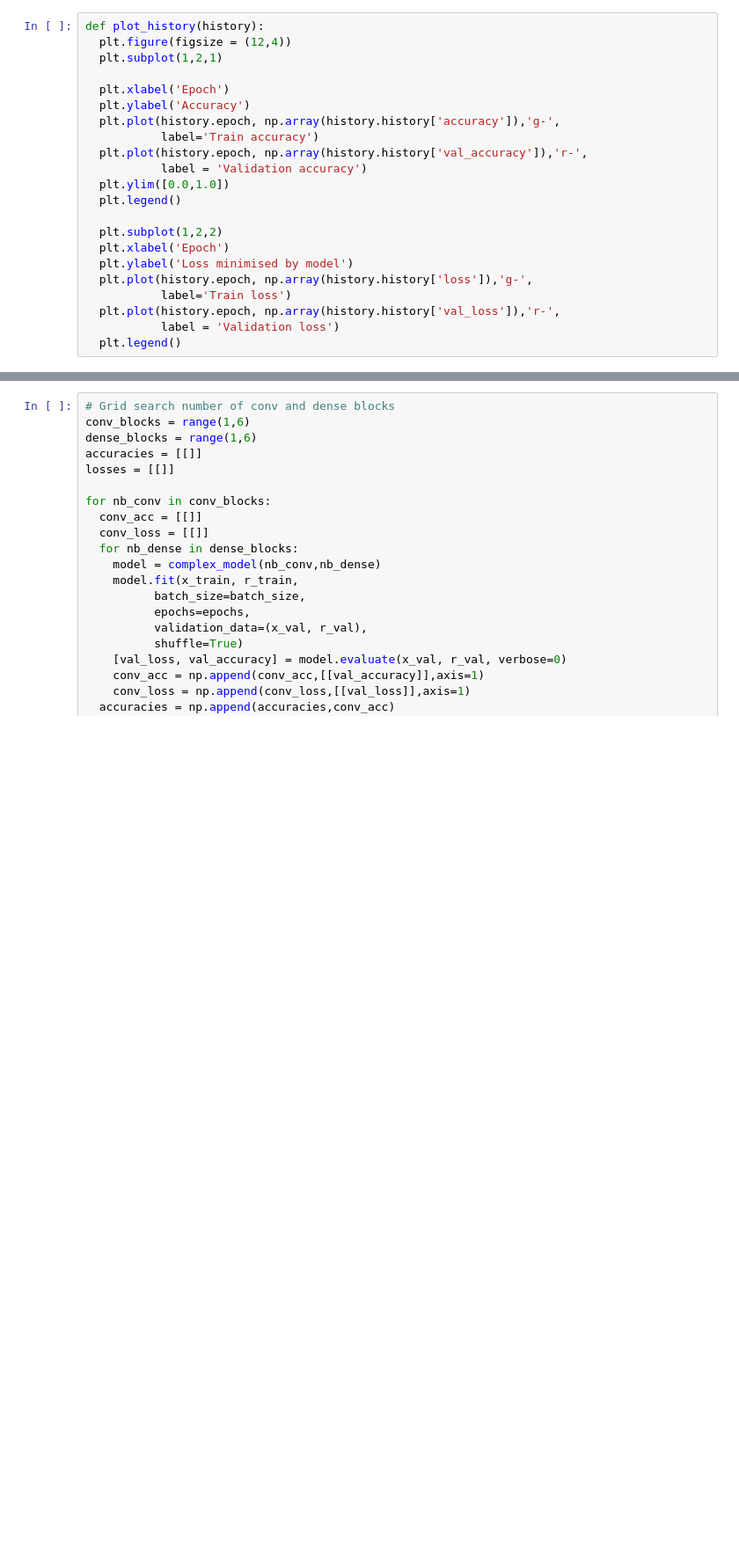
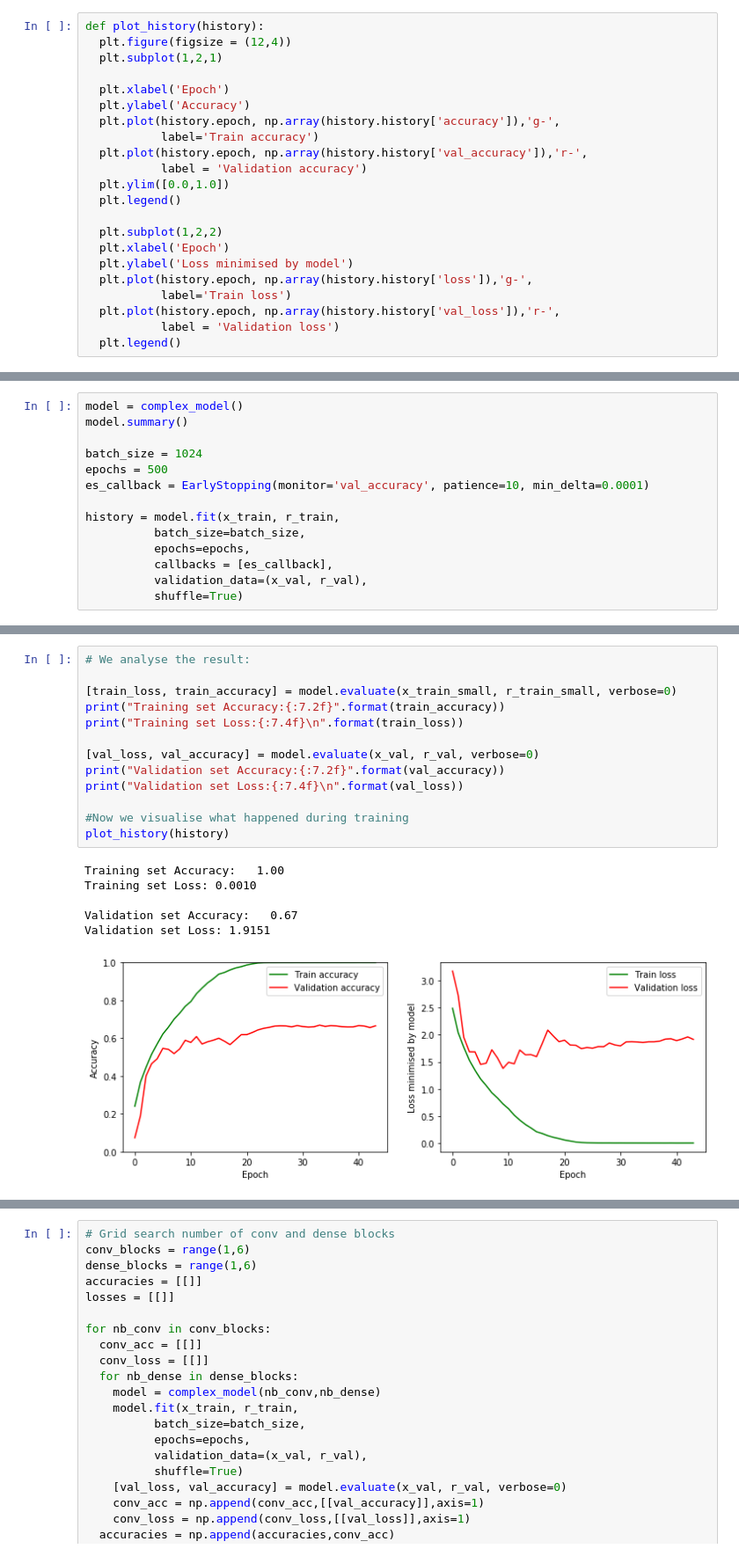
Before and after one commit to gartangh/Deep-Learning-Labs, a Jupyter notebook: Lab 3/dl_ga2_iterative_improvements.ipynb, the cells around one changed output, grey strips where cells are left out. Shown at 88% size. Cells and saved outputs as stored; diff of their text form; blank space fills up the shorter version.

```diff
--- a/Lab 3/dl_ga2_iterative_improvements.ipynb
+++ b/Lab 3/dl_ga2_iterative_improvements.ipynb
@@ -221,0 +268,14 @@ _________________________________________________________________
+# %%
+model = complex_model()
+model.summary()
+
+batch_size = 1024
+epochs = 500
+es_callback = EarlyStopping(monitor='val_accuracy', patience=10, min_delta=0.0001)
+
+history = model.fit(x_train, r_train,
+          batch_size=batch_size,
+          epochs=epochs,
+          callbacks = [es_callback],
+          validation_data=(x_val, r_val),
+          shuffle=True)
@@ -221,0 +300,20 @@ _________________________________________________________________
+# %%
+# We analyse the result:
+
+[train_loss, train_accuracy] = model.evaluate(x_train_small, r_train_small, verbose=0)
+print("Training set Accuracy:{:7.2f}".format(train_accuracy))
+print("Training set Loss:{:7.4f}\n".format(train_loss))
+
+[val_loss, val_accuracy] = model.evaluate(x_val, r_val, verbose=0)
+print("Validation set Accuracy:{:7.2f}".format(val_accuracy))
+print("Validation set Loss:{:7.4f}\n".format(val_loss))
+
+#Now we visualise what happened during training
+plot_history(history)
+# %% [output]
+Training set Accuracy:   1.00
+Training set Loss: 0.0010
+
+Validation set Accuracy:   0.67
+Validation set Loss: 1.9151
+[figure, added]
```
Also changed, not shown: parts of 7 cells of this notebook.
